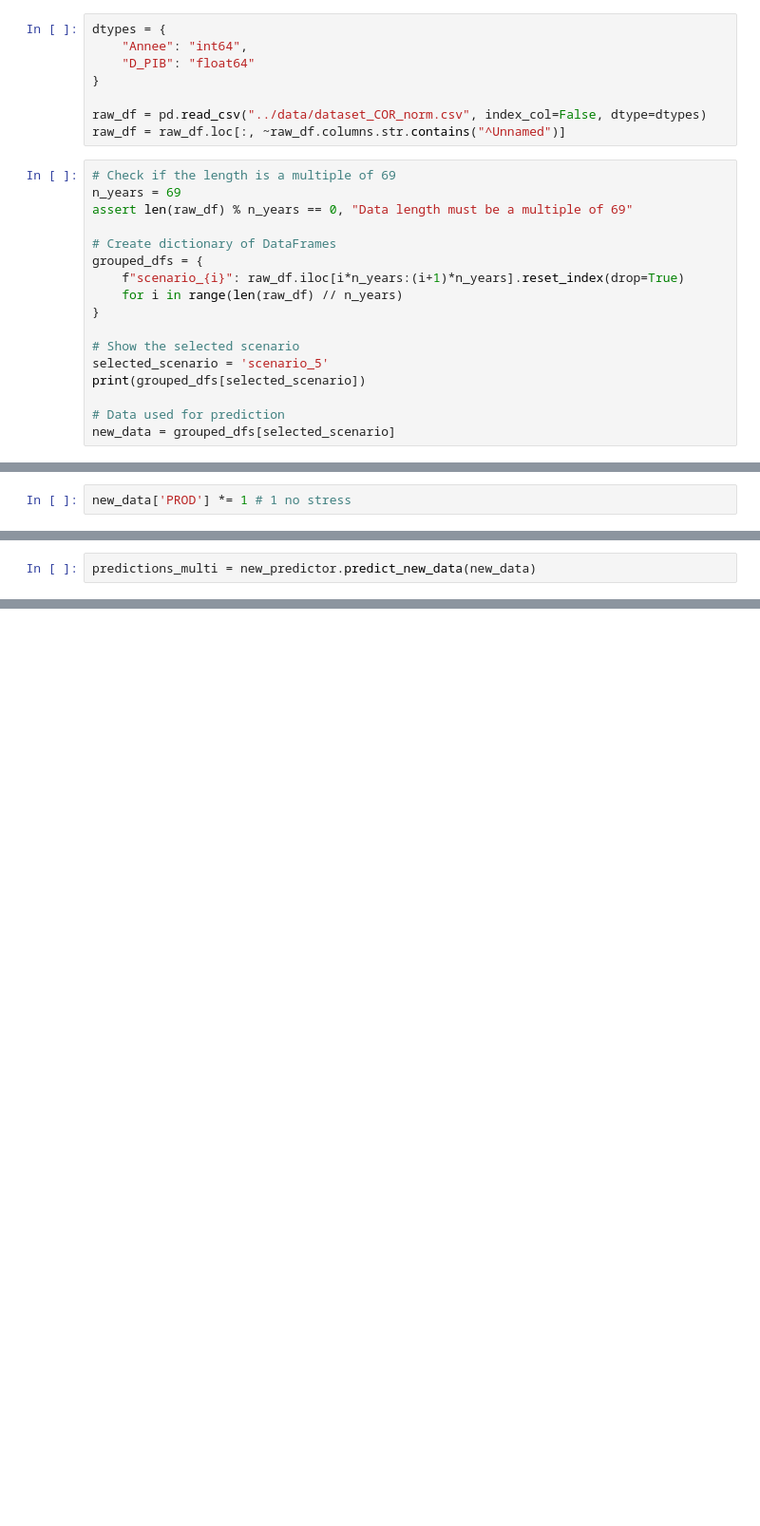
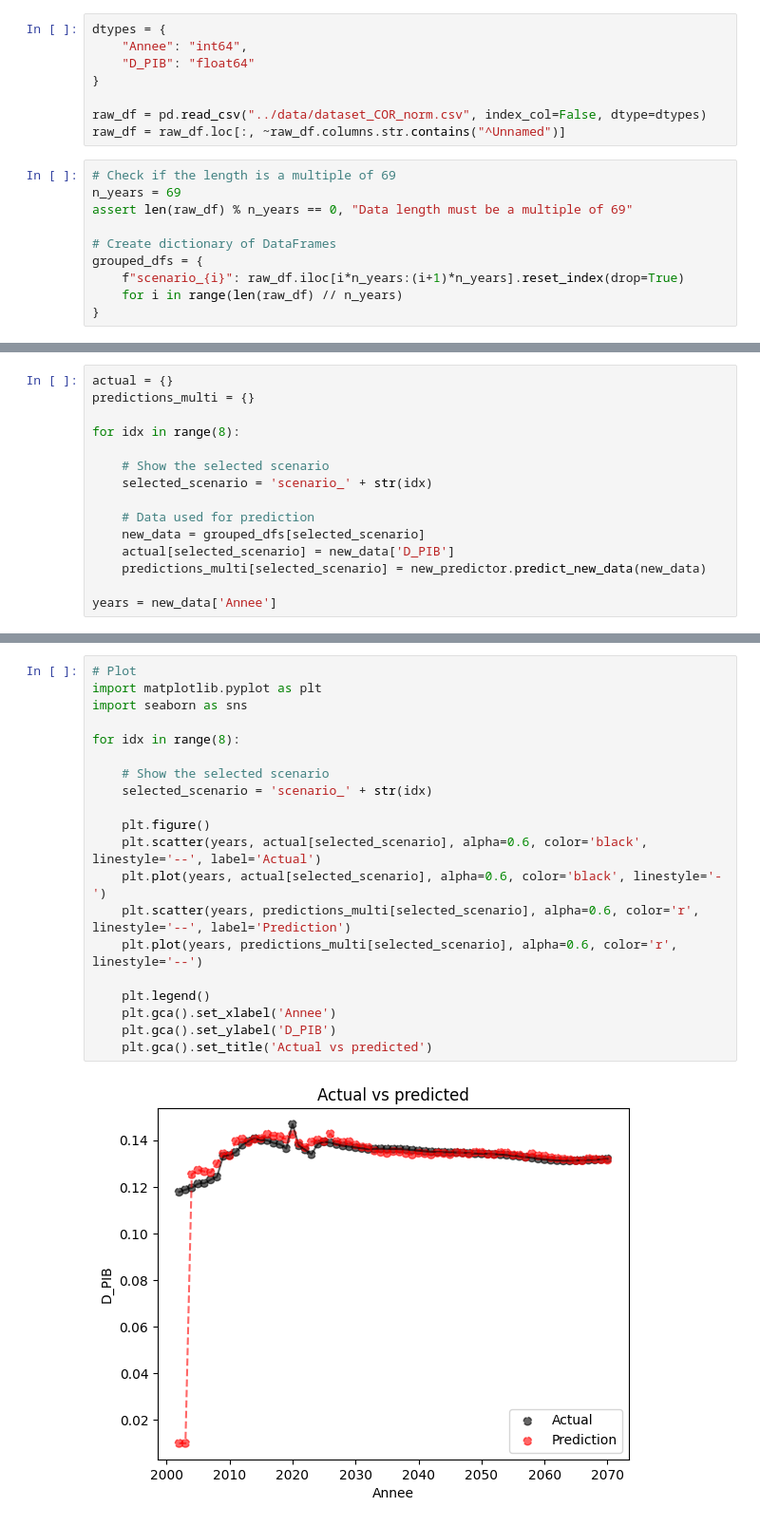
Before and after one commit to giacomomiceli/pension_model, a Jupyter notebook: notebooks/run_predictions.ipynb, the cells around one changed output, grey strips where cells are left out. Shown at 95% size. Saved outputs shown, nothing was run; the diff lists cells and outputs as text; blank space fills up the shorter version.

```diff
--- a/notebooks/run_predictions.ipynb
+++ b/notebooks/run_predictions.ipynb
@@ -55,10 +61,3 @@ grouped_dfs = {
     f"scenario_{i}": raw_df.iloc[i*n_years:(i+1)*n_years].reset_index(drop=True)
     for i in range(len(raw_df) // n_years)
 }
-
-# Show the selected scenario
-selected_scenario = 'scenario_5'
-print(grouped_dfs[selected_scenario])
-
-# Data used for prediction
-new_data = grouped_dfs[selected_scenario]
@@ -85,2 +63,0 @@ new_data = grouped_dfs[selected_scenario]
-# %%
-new_data['PROD'] *= 1 # 1 no stress
@@ -98,3 +66,16 @@ new_data.head()
 # %%
-predictions_multi = new_predictor.predict_new_data(new_data)
+actual = {}
+predictions_multi = {}
+
+for idx in range(8):
+
+    # Show the selected scenario
+    selected_scenario = 'scenario_' + str(idx)
+
+    # Data used for prediction
+    new_data = grouped_dfs[selected_scenario]
+    actual[selected_scenario] = new_data['D_PIB']
+    predictions_multi[selected_scenario] = new_predictor.predict_new_data(new_data)
+
+years = new_data['Annee']
 # %% [output]
@@ -157,0 +99,22 @@ fig.show()
+# %%
+# Plot
+import matplotlib.pyplot as plt
+import seaborn as sns
+
+for idx in range(8):
+
+    # Show the selected scenario
+    selected_scenario = 'scenario_' + str(idx)
+
+    plt.figure()
+    plt.scatter(years, actual[selected_scenario], alpha=0.6, color='black', linestyle='--', label='Actual')
+    plt.plot(years, actual[selected_scenario], alpha=0.6, color='black', linestyle='-')
+    plt.scatter(years, predictions_multi[selected_scenario], alpha=0.6, color='r', linestyle='--', label='Prediction')
+    plt.plot(years, predictions_multi[selected_scenario], alpha=0.6, color='r', linestyle='--')
+
+    plt.legend()
+    plt.gca().set_xlabel('Annee')
+    plt.gca().set_ylabel('D_PIB')
+    plt.gca().set_title('Actual vs predicted')
+# %% [output]
+[figure, added]
```
Also changed, not shown: parts of 10 cells of this notebook, 5 other files.
